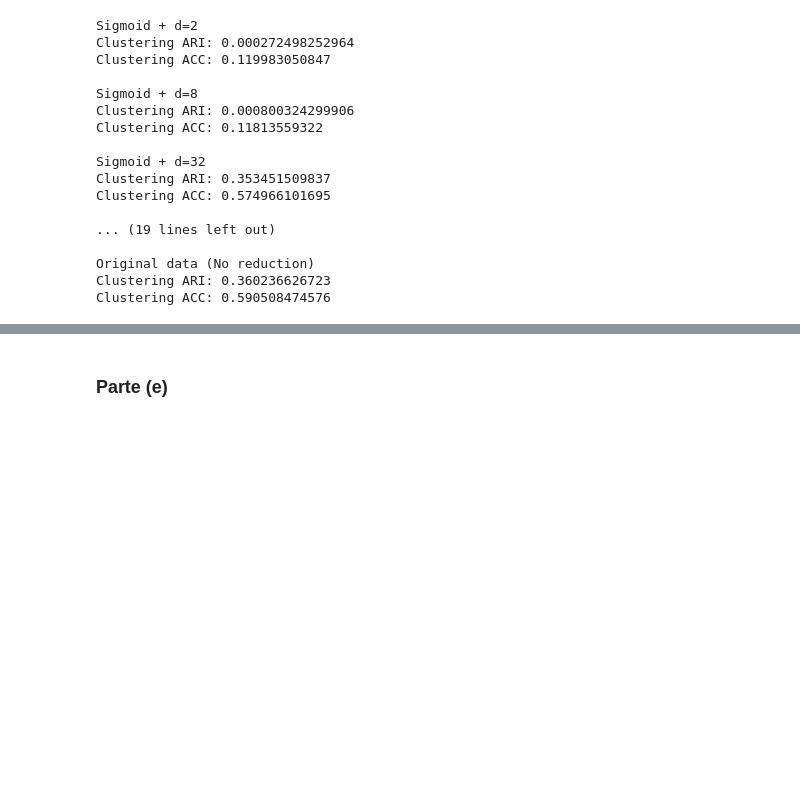
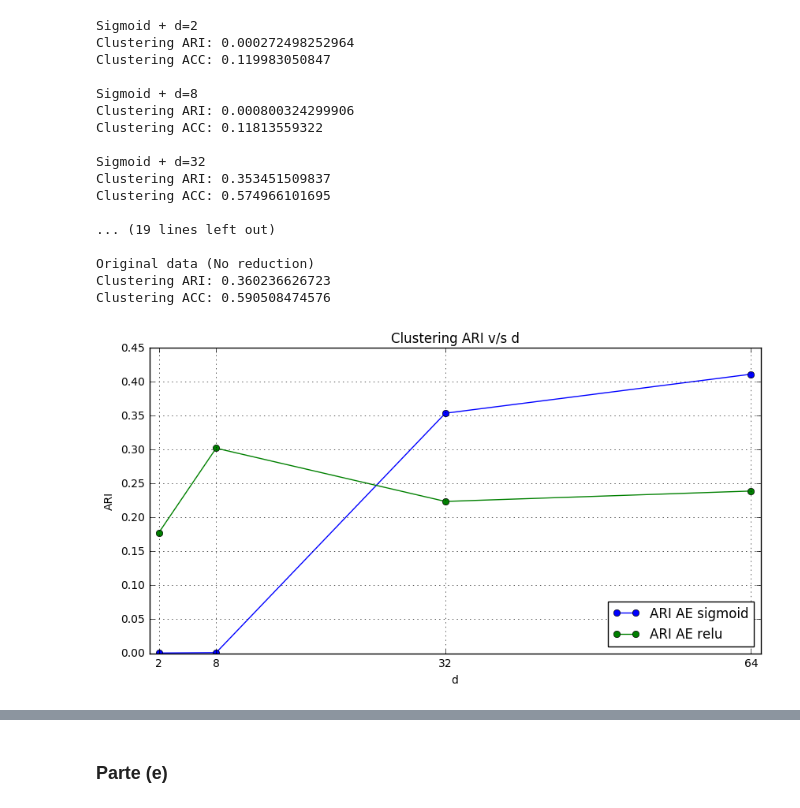
Before and after one commit to mavillan/ANN, a Jupyter notebook: tarea2/tarea2-part1.ipynb, the cells around one changed output, grey strips where cells are left out. Cells and saved outputs as stored; diff of their text form; code cells hidden in the pictures; blank space fills up the shorter version.

```diff
--- a/tarea2/tarea2-part1.ipynb
+++ b/tarea2/tarea2-part1.ipynb
@@ -340,3 +410,14 @@ Clustering ACC: 0.574966101695
 Original data (No reduction)
 Clustering ARI: 0.360236626723
 Clustering ACC: 0.590508474576
+# %%
+# almacenando resultados en listas
+ari_ae_sigmoid = [0.000272498252964, 0.000800324299906, 0.353451509837, 0.410933774352]
+acc_ae_sigmoid = [0.119983050847, 0.11813559322, 0.574966101695, 0.610050847458]
+ari_ae_relu = [0.177531118763, 0.301972563823, 0.223556527212, 0.238850809743]
+acc_ae_relu = [0.375813559322, 0.507186440678, 0.476542372881, 0.437288135593]
+# %%
+data_dict1 = {'ARI AE sigmoid': ari_ae_sigmoid, 'ARI AE relu':ari_ae_relu}
+show_results(data_dict1, [2,8,32,64], xlabel='d', ylabel='ARI', title='Clustering ARI v/s d', loc=4)
+# %% [output]
+[figure, added]
```
Also changed, not shown: parts of 46 cells of this notebook.
